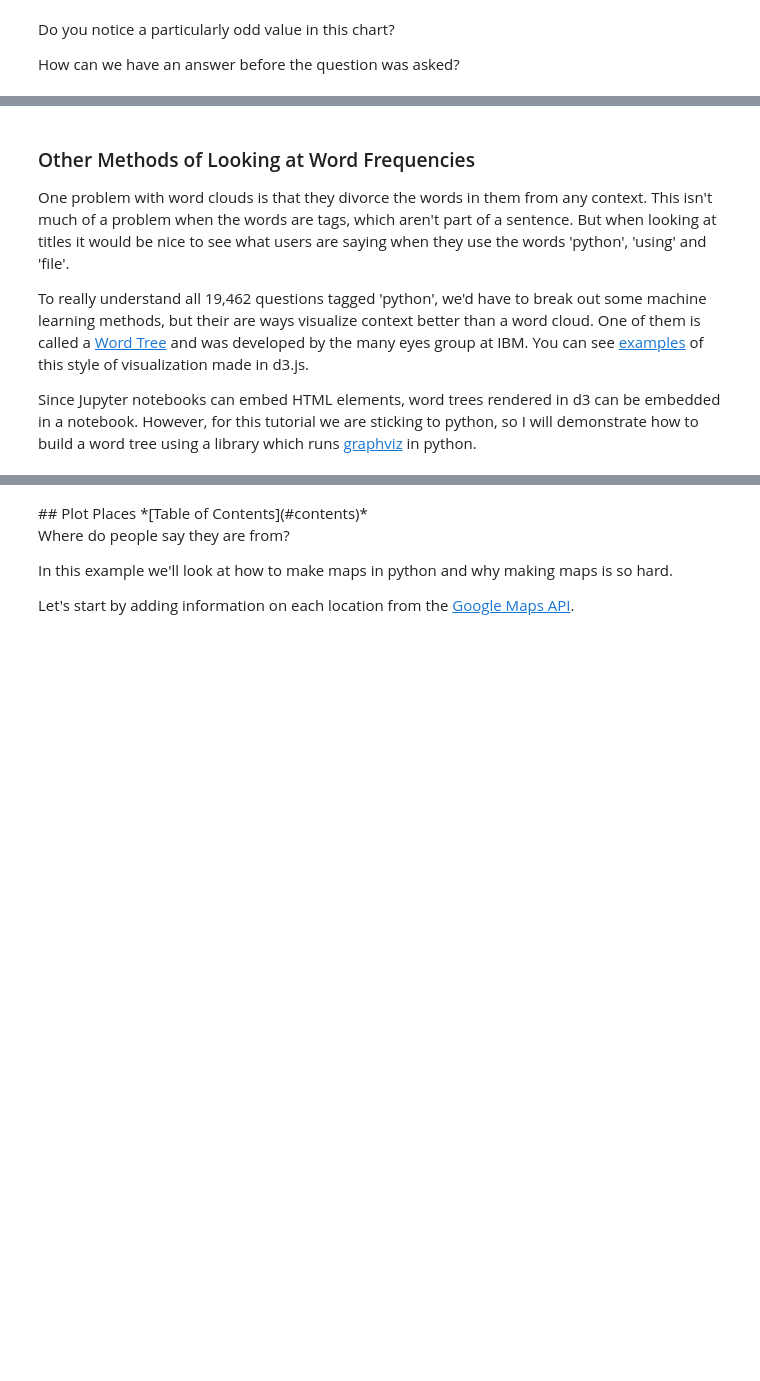
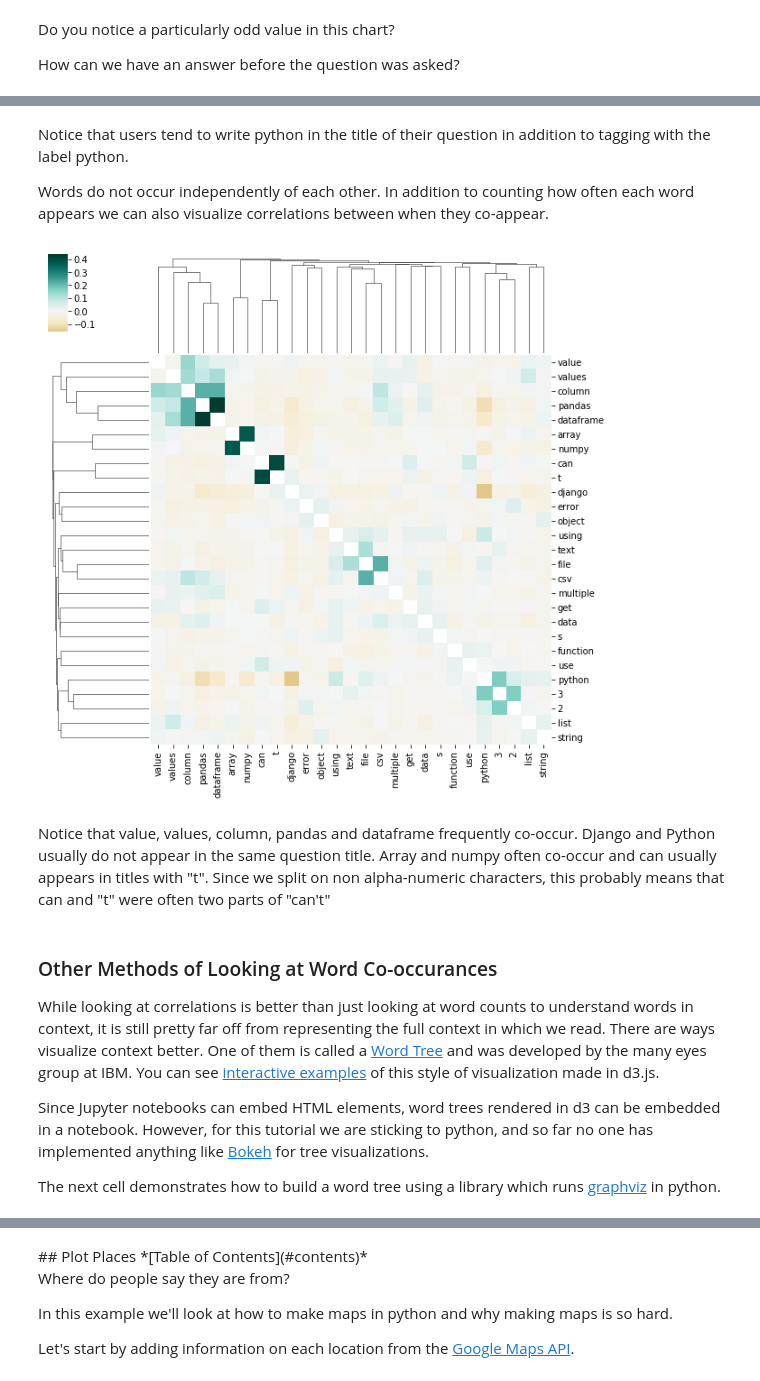
Before and after one commit to kbrady/pytn_2018, a Jupyter notebook: Visualization Talk.ipynb, the cells around one changed output, grey strips where cells are left out. Saved outputs shown, nothing was run; the diff lists cells and outputs as text; code cells hidden in the pictures; blank space fills up the shorter version.

```diff
--- a/Visualization Talk.ipynb
+++ b/Visualization Talk.ipynb
@@ -351,11 +348,36 @@ text_to_wordcloud(python_titles, "'Python' Tagged Questions")
+# %% [markdown]
+Notice that users tend to write python in the title of their question in addition to tagging with the label python.
+
+Words do not occur independently of each other. In addition to counting how often each word appears we can also visualize correlations between when they co-appear.
+# %%
+# get the correlation between word occurances
+corr = occurs_in_post.corr()
+
+# Generate a mask for the diagonal
+mask = np.zeros_like(corr, dtype=np.bool)
+diagonal_index = np.diag_indices(len(mask))
+mask[diagonal_index] = True
+
+# get the maximum value not on the diagonal
+corr_values = corr.values.copy()
+corr_values[diagonal_index] = 0
+corr_values = [val for row in corr_values for val in row]
+max_corr = max(corr_values)
+
+sns.clustermap(corr, mask=mask, cmap="BrBG", vmax=max_corr, center=0)
+plt.show()
+# %% [output]
+[figure, added]
+# %% [markdown]
+Notice that value, values, column, pandas and dataframe frequently co-occur. Django and Python usually do not appear in the same question title. Array and numpy often co-occur and can usually appears in titles with "t". Since we split on non alpha-numeric characters, this probably means that can and "t" were often two parts of "can't"
 # %% [markdown]
-### Other Methods of Looking at Word Frequencies
+### Other Methods of Looking at Word Co-occurances
 
-One problem with word clouds is that they divorce the words in them from any context. This isn't much of a problem when the words are tags, which aren't part of a sentence. But when looking at titles it would be nice to see what users are saying when they use the words 'python', 'using' and 'file'.
+While looking at correlations is better than just looking at word counts to understand words in context, it is still pretty far off from representing the full context in which we read. There are ways visualize context better. One of them is called a [Word Tree](http://hint.fm/papers/wordtree_final2.pdf) and was developed by the many eyes group at IBM. You can see [interactive examples](https://www.jasondavies.com/wordtree/) of this style of visualization made in d3.js.
 
-To really understand all 19,462 questions tagged 'python', we'd have to break out some machine learning methods, but their are ways visualize context better than a word cloud. One of them is called a [Word Tree](http://hint.fm/papers/wordtree_final2.pdf) and was developed by the many eyes group at IBM. You can see [examples](https://www.jasondavies.com/wordtree/) of this style of visualization made in d3.js.
+Since Jupyter notebooks can embed HTML elements, word trees rendered in d3 can be embedded in a notebook. However, for this tutorial we are sticking to python, and so far no one has implemented anything like [Bokeh](https://bokeh.pydata.org/en/latest/) for tree visualizations.
 
-Since Jupyter notebooks can embed HTML elements, word trees rendered in d3 can be embedded in a notebook. However, for this tutorial we are sticking to python, so I will demonstrate how to build a word tree using a library which runs [graphviz](http://graphviz.org) in python.
+The next cell demonstrates how to build a word tree using a library which runs [graphviz](http://graphviz.org) in python.
 # %%
 # a variable to help us mark nodes as distinct when they have the same label
 node_counter = 0
```
Also changed, not shown: parts of 41 cells of this notebook, 1 other file.
